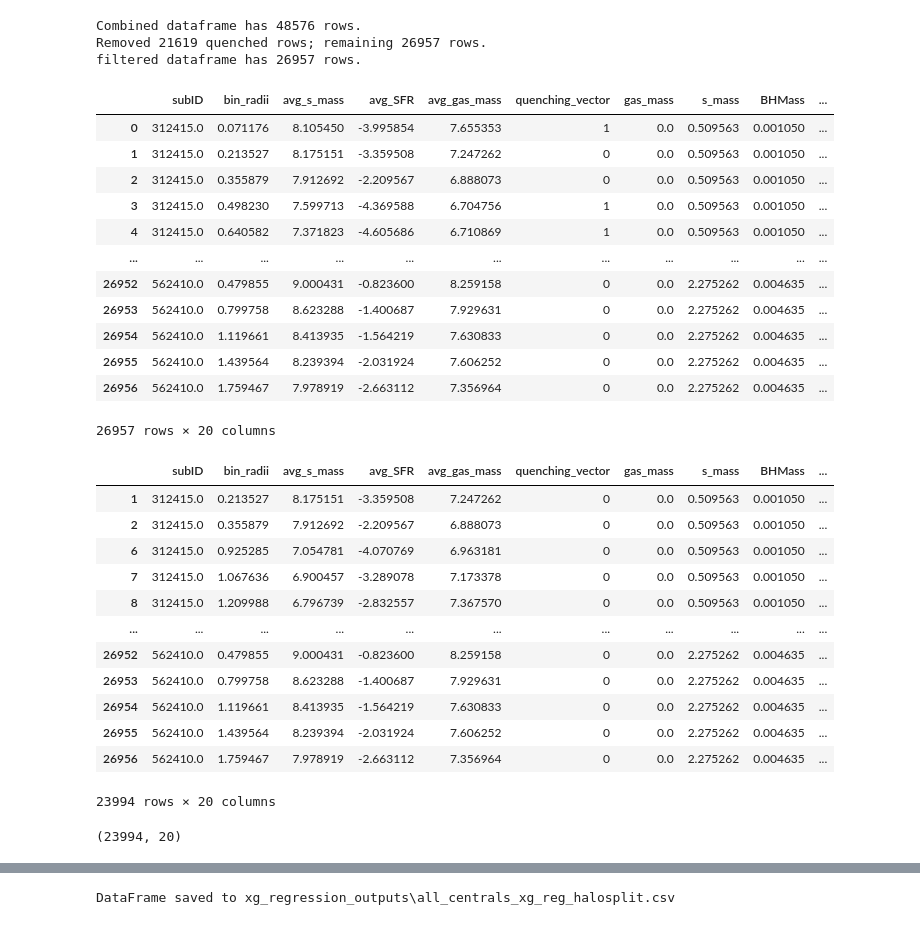
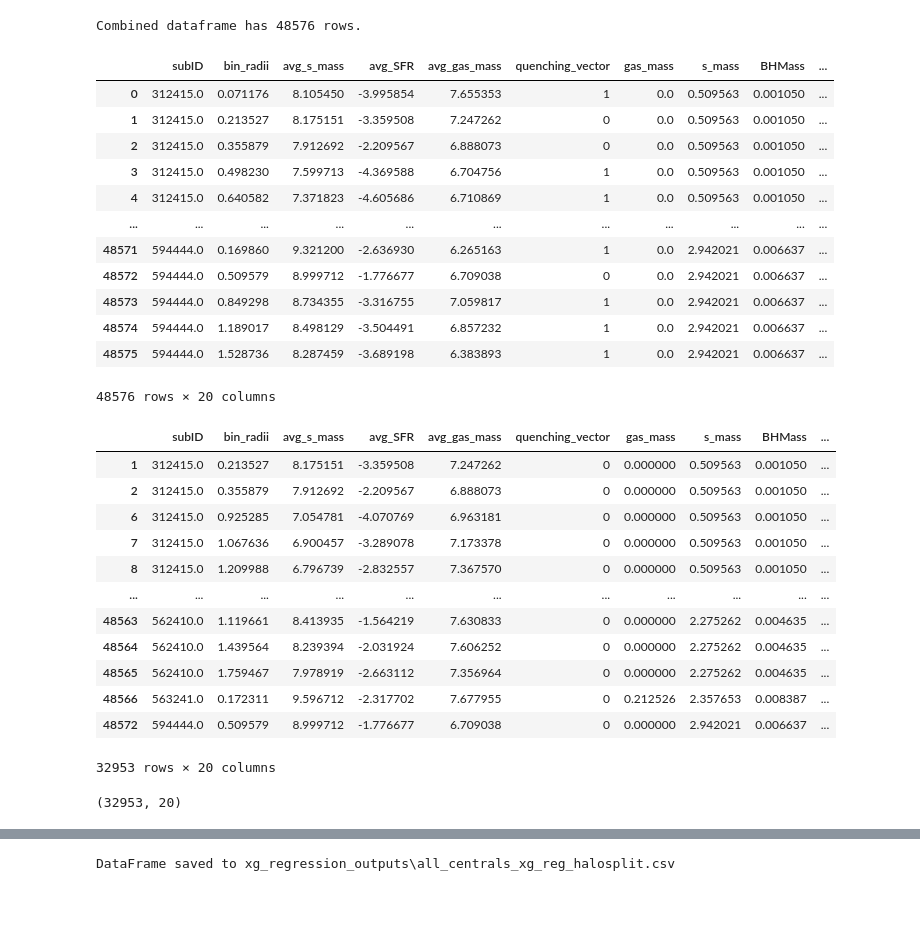
Before and after one commit to bryannemcd/tng_quenching_ml, a Jupyter notebook: regression_revised/xg_regression_annuli/all_centrals_xg_regression_annuli_halo.ipynb, the cells around one changed output, grey strips where cells are left out. Cells and saved outputs as stored; diff of their text form; code cells hidden in the pictures.

```diff
--- a/regression_revised/xg_regression_annuli/all_centrals_xg_regression_annuli_halo.ipynb
+++ b/regression_revised/xg_regression_annuli/all_centrals_xg_regression_annuli_halo.ipynb
@@ -22,23 +8,8 @@ high_mass_central_df = pd.read_parquet ('../../data/high_mass_central_df_annuli_
 # %%
 all_centrals_df = pd.concat([low_mass_central_df, high_mass_central_df], ignore_index=True)
 print(f"Combined dataframe has {len(all_centrals_df)} rows.")
-# --- remove quenched galaxies using del_SFMS and is_quenched ---
-# del_SFMS takes (log Mstar, log SFR); 's_mass' is in 1e10 Msun and 'global_SFRs' in Msun/yr, so convert to log10 first
-all_centrals_df['del_SFMS'] = del_SFMS(np.log10(all_centrals_df['s_mass'] * 1e10), np.log10(all_centrals_df['global_SFRs']))
-
-# is_quenched expects the del_SFMS value
-quenched_mask = all_centrals_df['del_SFMS'].apply(is_quenched)
-removed = quenched_mask.sum()
-all_centrals_df = all_centrals_df[~quenched_mask].reset_index(drop=True)
-print(f"Removed {removed} quenched rows; remaining {len(all_centrals_df)} rows.")
-
-# drop helper column
-all_centrals_df = all_centrals_df.drop(columns=['del_SFMS'])
-print(f"filtered dataframe has {len(all_centrals_df)} rows.")
 # %% [output]
 Combined dataframe has 48576 rows.
-Removed 21619 quenched rows; remaining 26957 rows.
-filtered dataframe has 26957 rows.
 # %%
 all_centrals_df
 # %% [output]
@@ -49,12 +20,12 @@ all_centrals_df
 | 3 | 312415.0 | 0.498230 | 7.599713 | -4.369588 | 6.704756 | 1 | 0.0 | 0.509563 | 0.001050 | ... |
 | 4 | 312415.0 | 0.640582 | 7.371823 | -4.605686 | 6.710869 | 1 | 0.0 | 0.509563 | 0.001050 | ... |
 | ... | ... | ... | ... | ... | ... | ... | ... | ... | ... | ... |
-| 26952 | 562410.0 | 0.479855 | 9.000431 | -0.823600 | 8.259158 | 0 | 0.0 | 2.275262 | 0.004635 | ... |
-| 26953 | 562410.0 | 0.799758 | 8.623288 | -1.400687 | 7.929631 | 0 | 0.0 | 2.275262 | 0.004635 | ... |
-| 26954 | 562410.0 | 1.119661 | 8.413935 | -1.564219 | 7.630833 | 0 | 0.0 | 2.275262 | 0.004635 | ... |
-| 26955 | 562410.0 | 1.439564 | 8.239394 | -2.031924 | 7.606252 | 0 | 0.0 | 2.275262 | 0.004635 | ... |
-| 26956 | 562410.0 | 1.759467 | 7.978919 | -2.663112 | 7.356964 | 0 | 0.0 | 2.275262 | 0.004635 | ... |
+| 48571 | 594444.0 | 0.169860 | 9.321200 | -2.636930 | 6.265163 | 1 | 0.0 | 2.942021 | 0.006637 | ... |
+| 48572 | 594444.0 | 0.509579 | 8.999712 | -1.776677 | 6.709038 | 0 | 0.0 | 2.942021 | 0.006637 | ... |
+| 48573 | 594444.0 | 0.849298 | 8.734355 | -3.316755 | 7.059817 | 1 | 0.0 | 2.942021 | 0.006637 | ... |
+| 48574 | 594444.0 | 1.189017 | 8.498129 | -3.504491 | 6.857232 | 1 | 0.0 | 2.942021 | 0.006637 | ... |
+| 48575 | 594444.0 | 1.528736 | 8.287459 | -3.689198 | 6.383893 | 1 | 0.0 | 2.942021 | 0.006637 | ... |
-26957 rows × 20 columns
+48576 rows × 20 columns
 # %%
 # # calculating star forming efficiency (SFE) and gas fraction
 # low_mass_satellite_df['SFE'] = 10**(low_mass_satellite_df['avg_SFR'] - low_mass_satellite_df['avg_gas_mass'])
@@ -65,26 +36,26 @@ all_centrals_df
 # low_mass_satellite_df
 # %%
 # star forming quenching vector value = 0
-all_centrals_df = all_centrals_df[all_centrals_df['quenching_vector'] != 1]
+all_centrals_df = all_centrals_df[all_centrals_df['quenching_vector'] == 0]
 all_centrals_df
 # %% [output]
 |  | subID | bin_radii | avg_s_mass | avg_SFR | avg_gas_mass | quenching_vector | gas_mass | s_mass | BHMass | ... |
-| 1 | 312415.0 | 0.213527 | 8.175151 | -3.359508 | 7.247262 | 0 | 0.0 | 0.509563 | 0.001050 | ... |
-| 2 | 312415.0 | 0.355879 | 7.912692 | -2.209567 | 6.888073 | 0 | 0.0 | 0.509563 | 0.001050 | ... |
-| 6 | 312415.0 | 0.925285 | 7.054781 | -4.070769 | 6.963181 | 0 | 0.0 | 0.509563 | 0.001050 | ... |
-| 7 | 312415.0 | 1.067636 | 6.900457 | -3.289078 | 7.173378 | 0 | 0.0 | 0.509563 | 0.001050 | ... |
-| 8 | 312415.0 | 1.209988 | 6.796739 | -2.832557 | 7.367570 | 0 | 0.0 | 0.509563 | 0.001050 | ... |
+| 1 | 312415.0 | 0.213527 | 8.175151 | -3.359508 | 7.247262 | 0 | 0.000000 | 0.509563 | 0.001050 | ... |
+| 2 | 312415.0 | 0.355879 | 7.912692 | -2.209567 | 6.888073 | 0 | 0.000000 | 0.509563 | 0.001050 | ... |
+| 6 | 312415.0 | 0.925285 | 7.054781 | -4.070769 | 6.963181 | 0 | 0.000000 | 0.509563 | 0.001050 | ... |
+| 7 | 312415.0 | 1.067636 | 6.900457 | -3.289078 | 7.173378 | 0 | 0.000000 | 0.509563 | 0.001050 | ... |
+| 8 | 312415.0 | 1.209988 | 6.796739 | -2.832557 | 7.367570 | 0 | 0.000000 | 0.509563 | 0.001050 | ... |
 | ... | ... | ... | ... | ... | ... | ... | ... | ... | ... | ... |
-| 26952 | 562410.0 | 0.479855 | 9.000431 | -0.823600 | 8.259158 | 0 | 0.0 | 2.275262 | 0.004635 | ... |
-| 26953 | 562410.0 | 0.799758 | 8.623288 | -1.400687 | 7.929631 | 0 | 0.0 | 2.275262 | 0.004635 | ... |
-| 26954 | 562410.0 | 1.119661 | 8.413935 | -1.564219 | 7.630833 | 0 | 0.0 | 2.275262 | 0.004635 | ... |
-| 26955 | 562410.0 | 1.439564 | 8.239394 | -2.031924 | 7.606252 | 0 | 0.0 | 2.275262 | 0.004635 | ... |
-| 26956 | 562410.0 | 1.759467 | 7.978919 | -2.663112 | 7.356964 | 0 | 0.0 | 2.275262 | 0.004635 | ... |
+| 48563 | 562410.0 | 1.119661 | 8.413935 | -1.564219 | 7.630833 | 0 | 0.000000 | 2.275262 | 0.004635 | ... |
+| 48564 | 562410.0 | 1.439564 | 8.239394 | -2.031924 | 7.606252 | 0 | 0.000000 | 2.275262 | 0.004635 | ... |
+| 48565 | 562410.0 | 1.759467 | 7.978919 | -2.663112 | 7.356964 | 0 | 0.000000 | 2.275262 | 0.004635 | ... |
+| 48566 | 563241.0 | 0.172311 | 9.596712 | -2.317702 | 7.677955 | 0 | 0.212526 | 2.357653 | 0.008387 | ... |
+| 48572 | 594444.0 | 0.509579 | 8.999712 | -1.776677 | 6.709038 | 0 | 0.000000 | 2.942021 | 0.006637 | ... |
-23994 rows × 20 columns
+32953 rows × 20 columns
 # %%
 all_centrals_df.shape
 # %% [output]
-(23994, 20)
+(32953, 20)
 # %%
 import numpy as np
 from sklearn.model_selection import train_test_split
```
Also changed, not shown: parts of 6 cells of this notebook, 28 other files.
